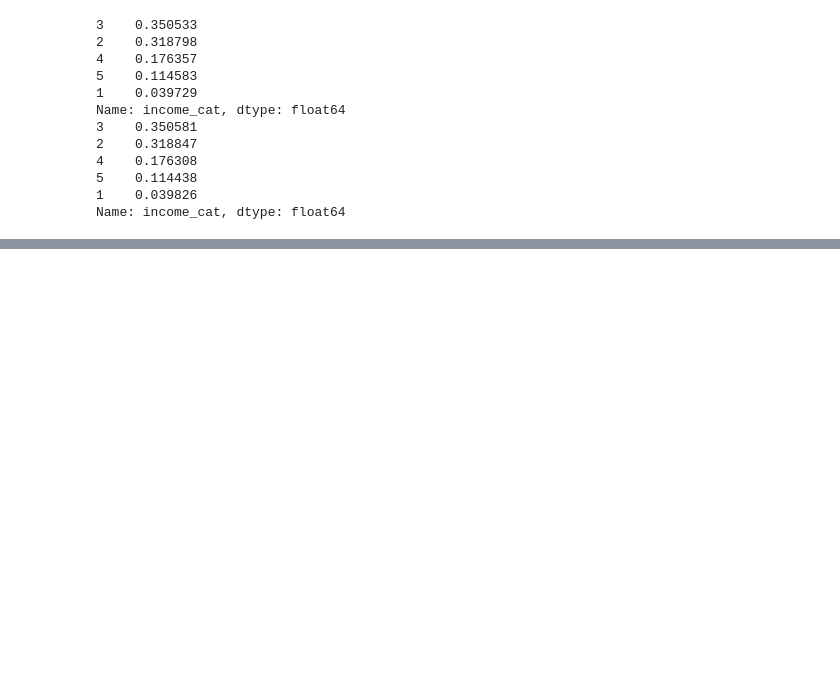
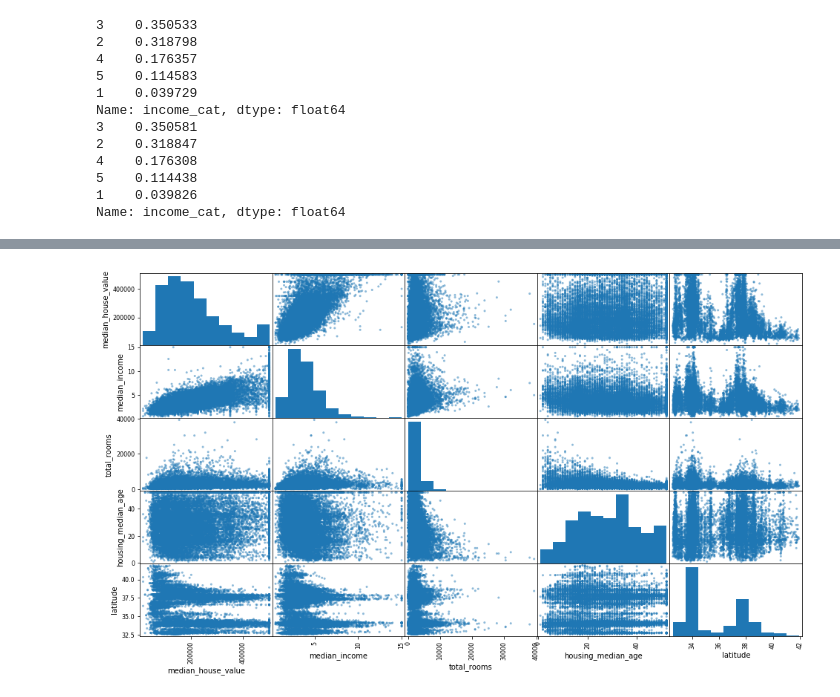
Before and after one commit to whosxavierwu/handson-ml2, a Jupyter notebook: ipynb/chap1.ipynb, the cells around one changed output, grey strips where cells are left out. Saved outputs shown, nothing was run; the diff lists cells and outputs as text; code cells hidden in the pictures; blank space fills up the shorter version.

```diff
--- a/ipynb/chap1.ipynb
+++ b/ipynb/chap1.ipynb
@@ -132,0 +138,6 @@ Name: income_cat, dtype: float64
+# %%
+attributes = ["median_house_value", "median_income", "total_rooms", "housing_median_age", "latitude"]
+scatter_matrix(df_housing[attributes], figsize=(16, 9))
+plt.show()
+# %% [output]
+[figure, added]
```
Also changed, not shown: parts of 11 cells of this notebook.
